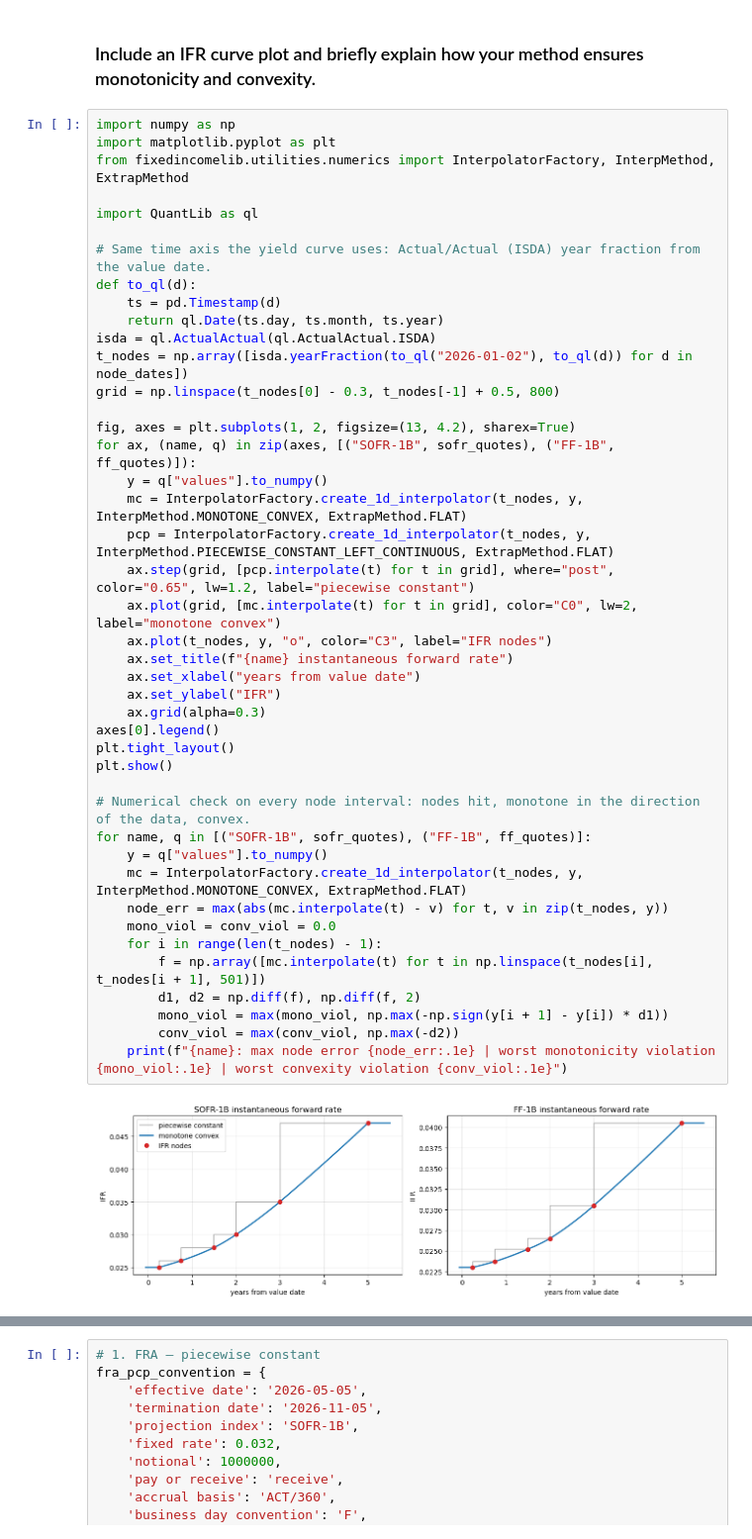
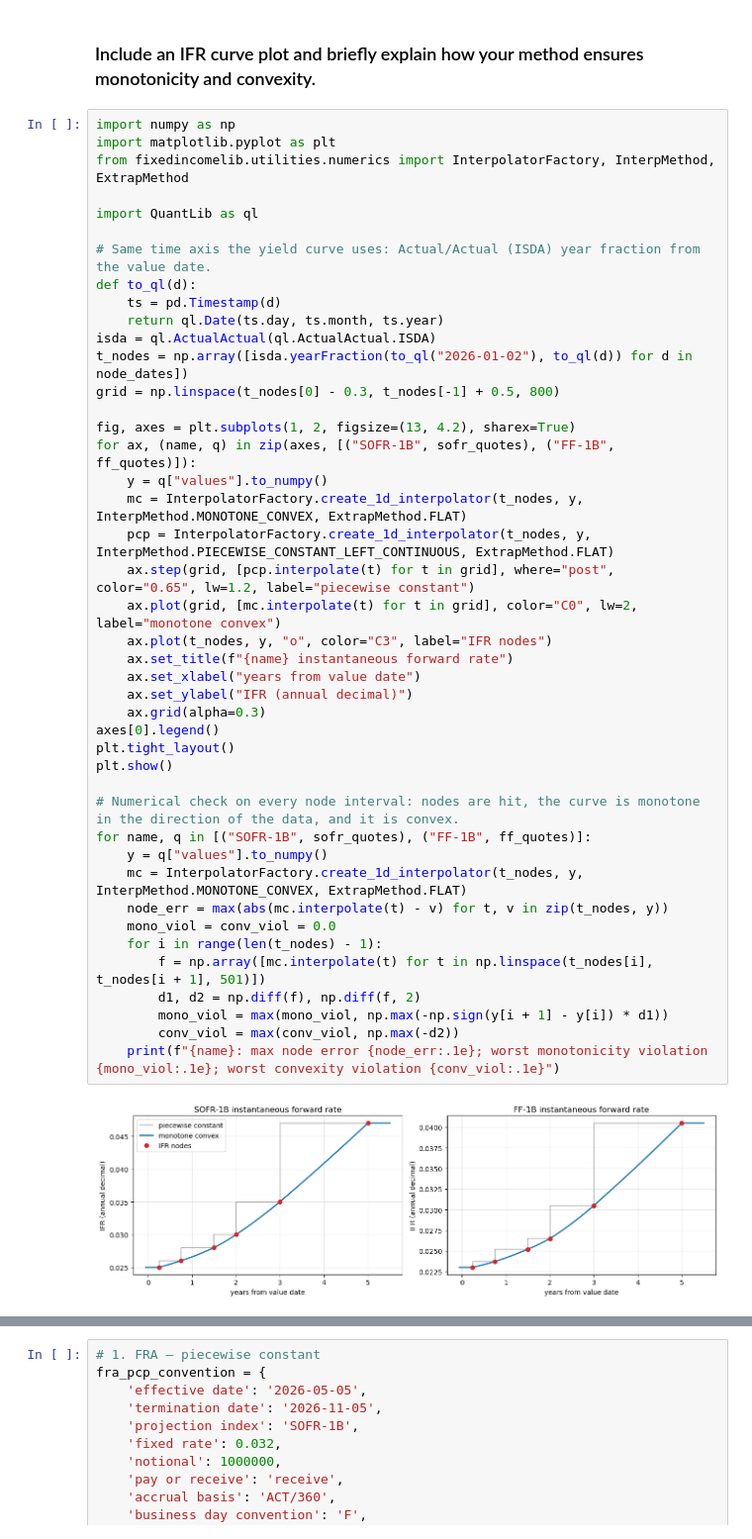
Before and after one commit to kj2741-kj/FRE-GY-9743-Assignments-7, a Jupyter notebook: hw7_monotone_convex_interpolator.ipynb, the cells around one changed output, grey strips where cells are left out. Shown at 99% size. Saved outputs shown, nothing was run; the diff lists cells and outputs as text.

```diff
--- a/hw7_monotone_convex_interpolator.ipynb
+++ b/hw7_monotone_convex_interpolator.ipynb
@@ -65,34 +65,34 @@ def to_ql(d):
 isda = ql.ActualActual(ql.ActualActual.ISDA)
 t_nodes = np.array([isda.yearFraction(to_ql("2026-01-02"), to_ql(d)) for d in node_dates])
 grid = np.linspace(t_nodes[0] - 0.3, t_nodes[-1] + 0.5, 800)
 
 fig, axes = plt.subplots(1, 2, figsize=(13, 4.2), sharex=True)
 for ax, (name, q) in zip(axes, [("SOFR-1B", sofr_quotes), ("FF-1B", ff_quotes)]):
     y = q["values"].to_numpy()
     mc = InterpolatorFactory.create_1d_interpolator(t_nodes, y, InterpMethod.MONOTONE_CONVEX, ExtrapMethod.FLAT)
     pcp = InterpolatorFactory.create_1d_interpolator(t_nodes, y, InterpMethod.PIECEWISE_CONSTANT_LEFT_CONTINUOUS, ExtrapMethod.FLAT)
     ax.step(grid, [pcp.interpolate(t) for t in grid], where="post", color="0.65", lw=1.2, label="piecewise constant")
     ax.plot(grid, [mc.interpolate(t) for t in grid], color="C0", lw=2, label="monotone convex")
     ax.plot(t_nodes, y, "o", color="C3", label="IFR nodes")
     ax.set_title(f"{name} instantaneous forward rate")
     ax.set_xlabel("years from value date")
-    ax.set_ylabel("IFR")
+    ax.set_ylabel("IFR (annual decimal)")
     ax.grid(alpha=0.3)
 axes[0].legend()
 plt.tight_layout()
 plt.show()
 
-# Numerical check on every node interval: nodes hit, monotone in the direction of the data, convex.
+# Numerical check on every node interval: nodes are hit, the curve is monotone in the direction of the data, and it is convex.
 for name, q in [("SOFR-1B", sofr_quotes), ("FF-1B", ff_quotes)]:
     y = q["values"].to_numpy()
     mc = InterpolatorFactory.create_1d_interpolator(t_nodes, y, InterpMethod.MONOTONE_CONVEX, ExtrapMethod.FLAT)
     node_err = max(abs(mc.interpolate(t) - v) for t, v in zip(t_nodes, y))
     mono_viol = conv_viol = 0.0
     for i in range(len(t_nodes) - 1):
         f = np.array([mc.interpolate(t) for t in np.linspace(t_nodes[i], t_nodes[i + 1], 501)])
         d1, d2 = np.diff(f), np.diff(f, 2)
         mono_viol = max(mono_viol, np.max(-np.sign(y[i + 1] - y[i]) * d1))
         conv_viol = max(conv_viol, np.max(-d2))
-    print(f"{name}: max node error {node_err:.1e} | worst monotonicity violation {mono_viol:.1e} | worst convexity violation {conv_viol:.1e}")
+    print(f"{name}: max node error {node_err:.1e}; worst monotonicity violation {mono_viol:.1e}; worst convexity violation {conv_viol:.1e}")
 # %% [output]
-[figure, old version]
+[figure, new version]
```
Also changed, not shown: parts of 4 cells of this notebook, 1 other file.
